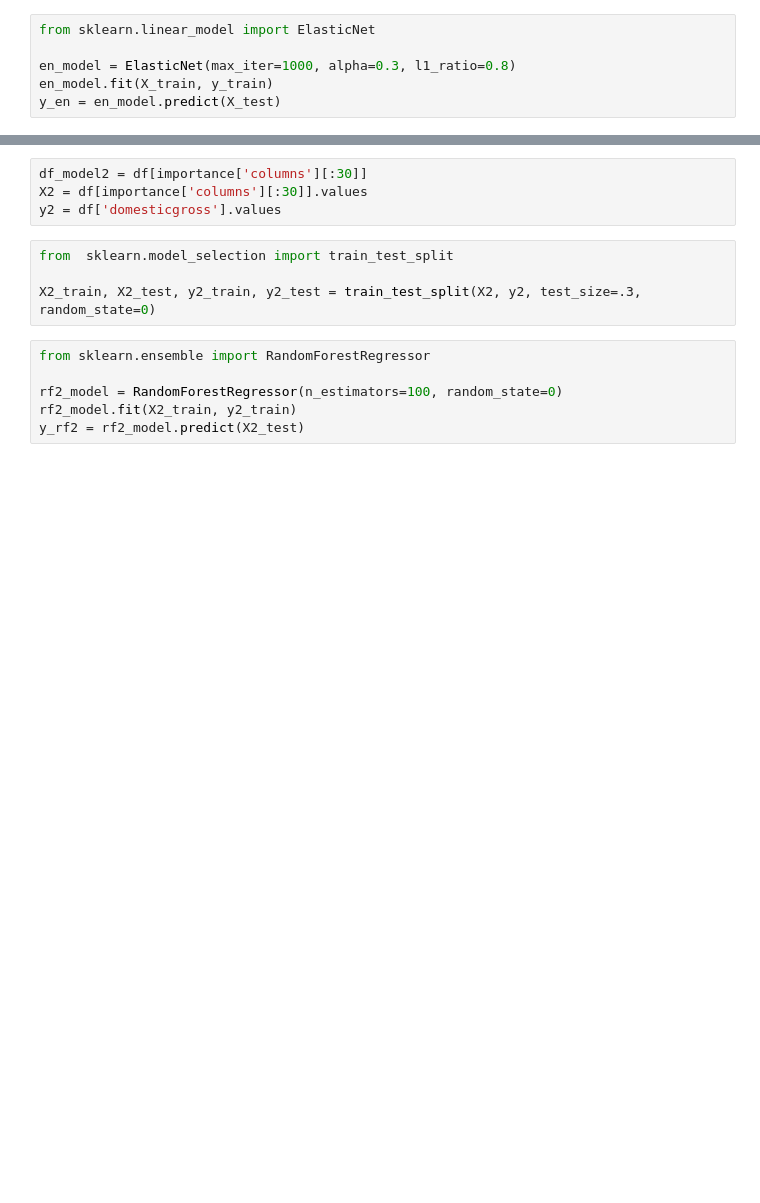
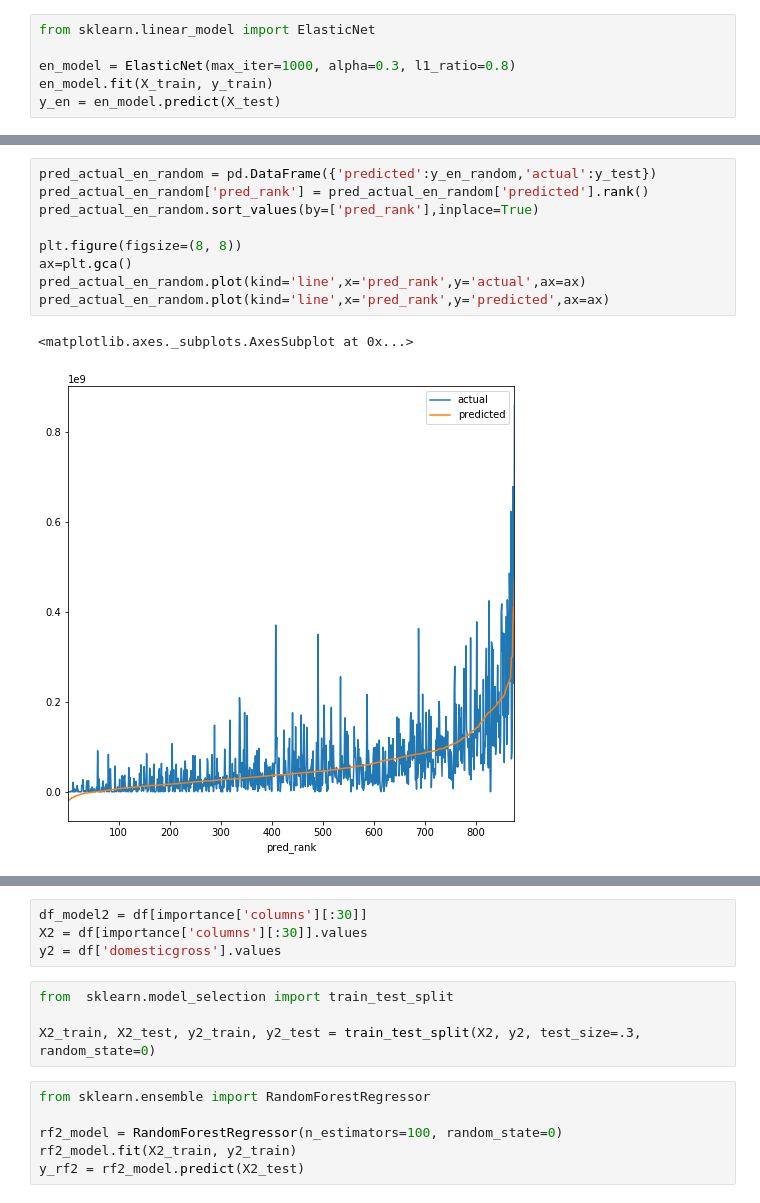
Before and after one commit to benyapiya/Box-Office-Smash, a Jupyter notebook: notebooks/train_modeling_data2.ipynb, the cells around one changed output, grey strips where cells are left out. Saved outputs shown, nothing was run; the diff lists cells and outputs as text; blank space fills up the shorter version.

```diff
--- a/notebooks/train_modeling_data2.ipynb
+++ b/notebooks/train_modeling_data2.ipynb
@@ -361,0 +391,12 @@ en_model_coefs
+# %%
+pred_actual_en_random = pd.DataFrame({'predicted':y_en_random,'actual':y_test})
+pred_actual_en_random['pred_rank'] = pred_actual_en_random['predicted'].rank()
+pred_actual_en_random.sort_values(by=['pred_rank'],inplace=True)
+
+plt.figure(figsize=(8, 8))
+ax=plt.gca()
+pred_actual_en_random.plot(kind='line',x='pred_rank',y='actual',ax=ax)
+pred_actual_en_random.plot(kind='line',x='pred_rank',y='predicted',ax=ax)
+# %% [output]
+<matplotlib.axes._subplots.AxesSubplot at 0x...>
+[figure, added]
```
Also changed, not shown: parts of 34 cells of this notebook, 2 other files.
